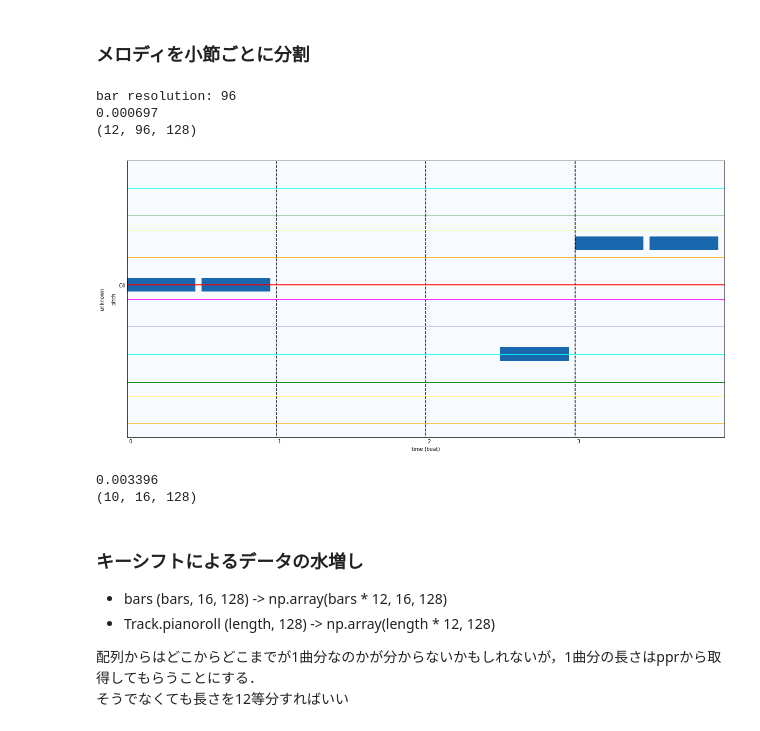
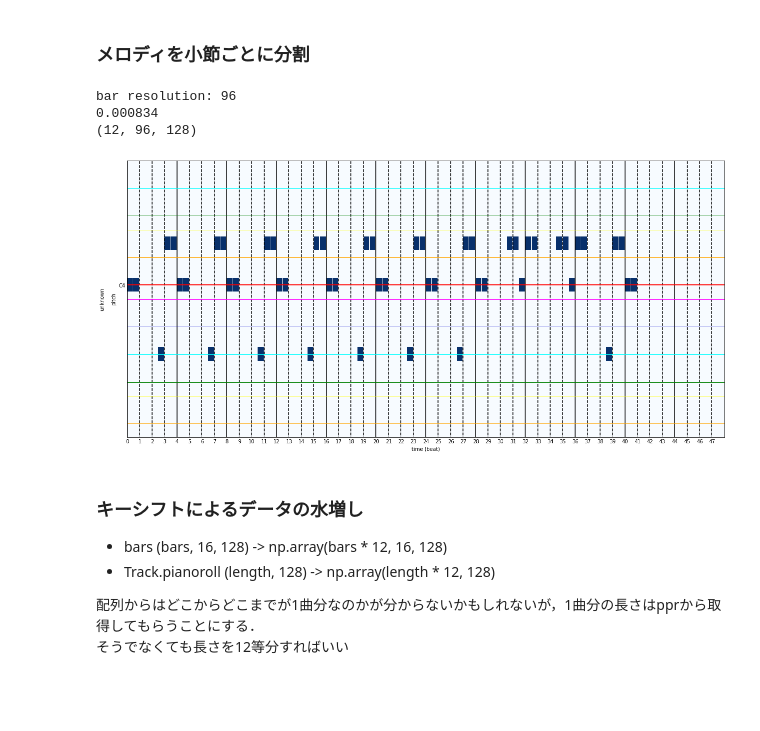
Before and after one commit to fuurin/midinet-followup, a Jupyter notebook: midinet_preparation.ipynb, the cells around one changed output. Saved outputs shown, nothing was run; the diff lists cells and outputs as text; code cells hidden in the pictures; blank space fills up the shorter version.

```diff
--- a/midinet_preparation.ipynb
+++ b/midinet_preparation.ipynb
@@ -55,6 +61,6 @@ df.shape
 # %%
-def get_sample():
-    midi_path = os.path.join(input_dir, df['path'][0])
+def get_sample(index=0):
+    midi_path = os.path.join(input_dir, df['path'][index])
     ppr = Multitrack(midi_path)
     return ppr
 
@@ -104,5 +96,7 @@ with Timer():
     ppr = get_sample()
 
 with Timer():
-    melody, chord = theorytab_preprocess(ppr, TestProcessor(1), [TestProcessor(2), TestProcessor(3)])
+    processors = [TestProcessor(i) for i in range(3)]
+    melody = ppr.tracks[0]
+    ppr, melody = PypianorollProcessor(processors)(ppr, melody)
 # %% [output]
@@ -207,14 +201,19 @@ class RemoveEmptyBars(Processor):
         self.beats_in_bar = beats_in_bar
 
     def __call__(self, ppr, track):
+        song_len = len(ppr.downbeat)
+        if song_len == 0:
+            return ppr, track
+
         res = ppr.beat_resolution
         bar_res = self.beats_in_bar * res
-        bars = int(np.ceil(len(ppr.downbeat) / bar_res))
+        bars = int(np.ceil(song_len / bar_res))
 
         empty_steps = []
         for b in range(bars):
-            if not track.pianoroll[b*bar_res:(b+1)*bar_res].any():
-                empty_steps += list(range(b*bar_res, (b+1)*bar_res))
+            left, right = b*bar_res, min((b+1)*bar_res, song_len)
+            if not track.pianoroll[left:right].any():
+                empty_steps += list(range(left, right))
 
         ppr.downbeat = np.delete(ppr.downbeat, empty_steps)
 
@@ -297,46 +296,32 @@ class GetBars(Processor):
         self.beats_in_bar = beats_in_bar
 
     def __call__(self, ppr, track):
+        nproll = track.pianoroll if isinstance(track, Track) else track
         beat_res = ppr.beat_resolution
         bar_res = beat_res * self.beats_in_bar
-        pianoroll = track.pianoroll
+        song_len = len(ppr.downbeat)
+        bar_num = int(np.ceil(song_len / bar_res))
 
-        bars = []
-        for head in range(0, pianoroll.shape[0], bar_res):
-            bars.append(pianoroll[head:head+bar_res])
+        bars = np.zeros([bar_num, bar_res, nproll.shape[-1]])
+        for bar in range(bar_num):
+            left, right = bar*bar_res, min((bar+1)*bar_res, song_len)
+            bars[bar, :(right-left)] = nproll[left:right]
 
-        return ppr, np.array(bars)
+        return ppr, bars
 # %%
 ppr = get_sample()
 get_bars = GetBars()
 
 print("bar resolution:", ppr.beat_resolution * 4)
 with Timer():
     ppr, bars = get_bars(ppr, ppr.tracks[0])
 print(bars.shape)
-grid_plot(Track(pianoroll=bars[0]), beat_resolution=ppr.beat_resolution)
+grid_plot(Track(pianoroll=np.vstack(bars)), beat_resolution=ppr.beat_resolution)
 # %% [output]
 bar resolution: 96
-0.000697
+0.000834
 (12, 96, 128)
-[figure, old version]
+[figure, new version]
-# %%
-a = np.ones([10, 16, 128]) # bars, steps, pitches
-result = a.tolist()
-with Timer():
-    s0, s1, s2 = a.shape
-    a = a.T.tolist()
-    empty = np.zeros([1,s1,s0]).tolist()
-    for i in range(s2 - 1):
-        a.pop(-1)
-        a = empty + a
-    a = np.array(a).T
-
-# print(a)
-print(a.shape)
-# %% [output]
-0.003396
-(10, 16, 128)
 # %% [markdown]
 ### キーシフトによるデータの水増し
 - bars (bars, 16, 128) -> np.array(bars * 12, 16, 128)
```
Also changed, not shown: parts of 60 cells of this notebook, 1 other file.
